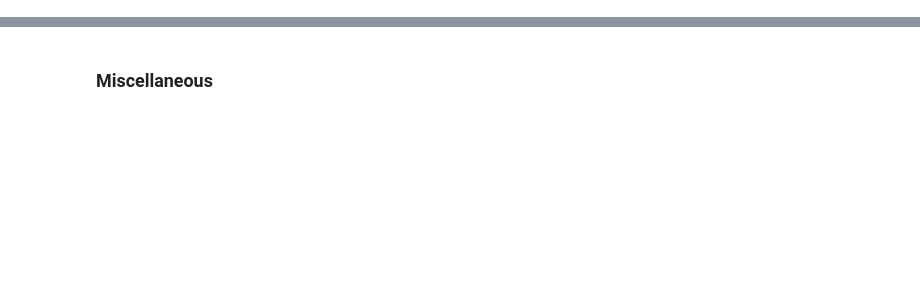
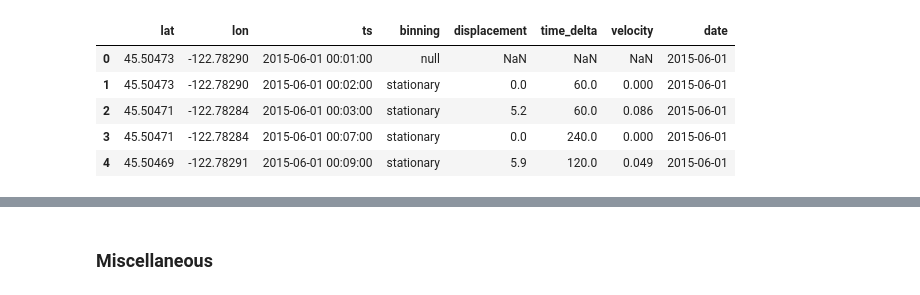
Before and after one commit to aid4mh/gSCAP, a Jupyter notebook: notebooks/demos/gps.ipynb, the cells around one changed output, grey strips where cells are left out. Cells and saved outputs as stored; diff of their text form; code cells hidden in the pictures; blank space fills up the shorter version.

```diff
--- a/notebooks/demos/gps.ipynb
+++ b/notebooks/demos/gps.ipynb
@@ -41,0 +47,10 @@ provide a number of  miscellaneous, clustering, and api methods.
+# %%
+df = gps.impute_stationary_coordinates(df, freq='10Min')
+df.head()
+# %% [output]
+|  | lat | lon | ts | binning | displacement | time_delta | velocity | date |
+| 0 | 45.50473 | -122.78290 | 2015-06-01 00:01:00 | null | NaN | NaN | NaN | 2015-06-01 |
+| 1 | 45.50473 | -122.78290 | 2015-06-01 00:02:00 | stationary | 0.0 | 60.0 | 0.000 | 2015-06-01 |
+| 2 | 45.50471 | -122.78284 | 2015-06-01 00:03:00 | stationary | 5.2 | 60.0 | 0.086 | 2015-06-01 |
+| 3 | 45.50471 | -122.78284 | 2015-06-01 00:07:00 | stationary | 0.0 | 240.0 | 0.000 | 2015-06-01 |
+| 4 | 45.50469 | -122.78291 | 2015-06-01 00:09:00 | stationary | 5.9 | 120.0 | 0.049 | 2015-06-01 |
```
Also changed, not shown: parts of 67 cells of this notebook, 23 other files.
